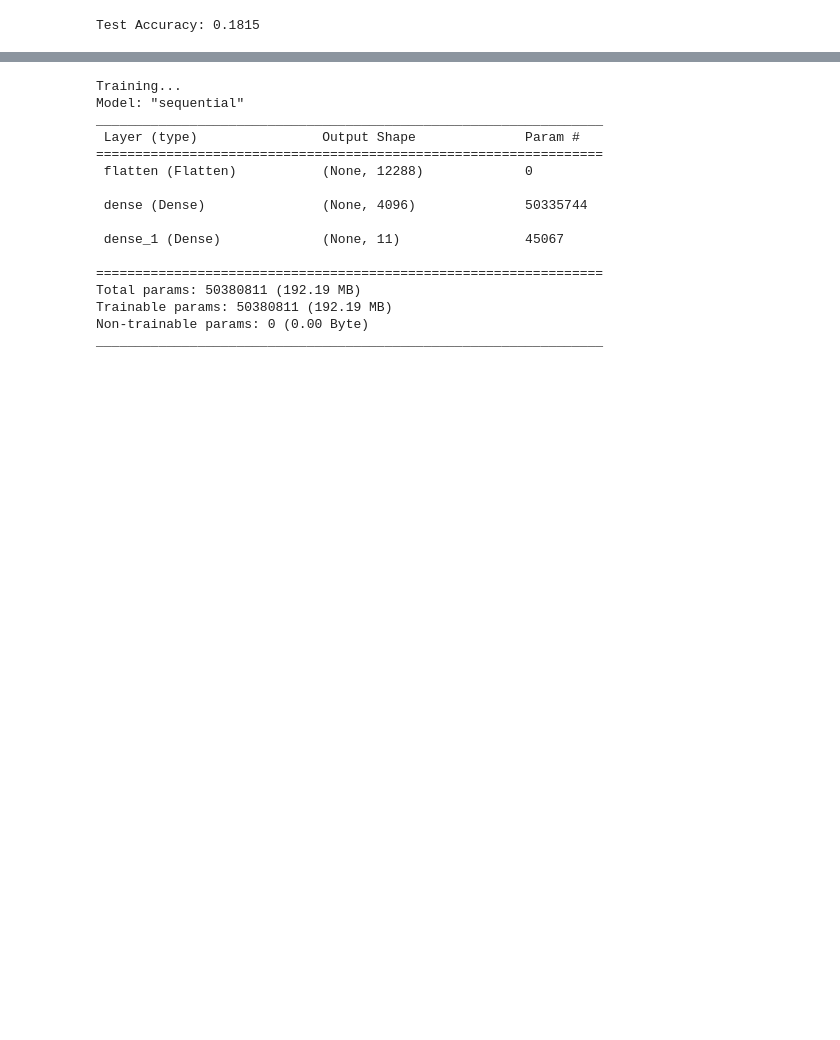
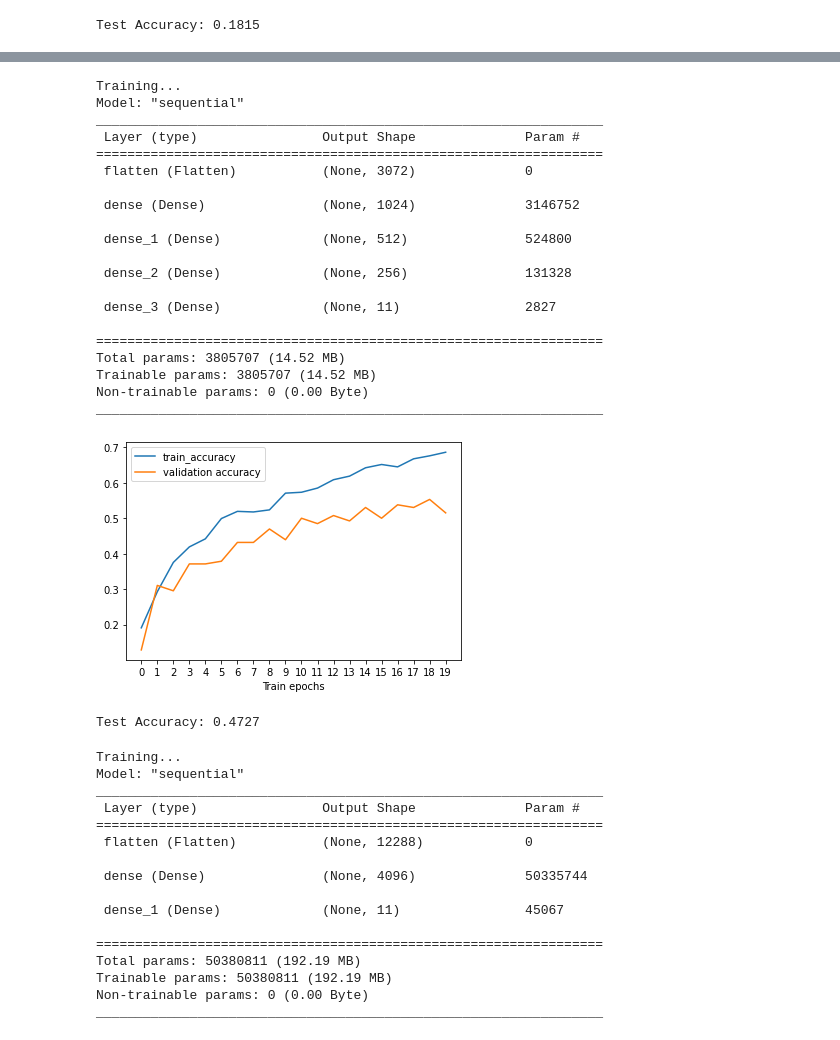
Before and after one commit to Savinay09/weather_image_recognition, a Jupyter notebook: Data preprocessing.ipynb, the cells around one changed output, grey strips where cells are left out. Saved outputs shown, nothing was run; the diff lists cells and outputs as text; code cells hidden in the pictures; blank space fills up the shorter version.

```diff
--- a/Data preprocessing.ipynb
+++ b/Data preprocessing.ipynb
@@ -491,3 +495,29 @@ Test Accuracy: 0.4045
+# %%
+print('Test Accuracy: %1.4f' %train_and_evaluate(hidden_layer_sizes=[1024, 512, 256], learning_rate = 0.00001,
+                                                 num_epochs=20, optimizer='Adam', verbose=0))
+# %% [output]
+Training...
+Model: "sequential"
+_________________________________________________________________
+ Layer (type)                Output Shape              Param #
+=================================================================
+ flatten (Flatten)           (None, 3072)              0
+
+ dense (Dense)               (None, 1024)              3146752
+
+ dense_1 (Dense)             (None, 512)               524800
+
+ dense_2 (Dense)             (None, 256)               131328
+
+ dense_3 (Dense)             (None, 11)                2827
+
+=================================================================
+Total params: 3805707 (14.52 MB)
+Trainable params: 3805707 (14.52 MB)
+Non-trainable params: 0 (0.00 Byte)
+_________________________________________________________________
+[figure, added]
+Test Accuracy: 0.4727
 # %%
 smaller_dimensions = (64, 64)
 images_mini, y_mini = preprocess_data_part1(IMAGE_PATH, IMAGE_DIMENSION=smaller_dimensions)
```
Also changed, not shown: parts of 1 cell of this notebook.
